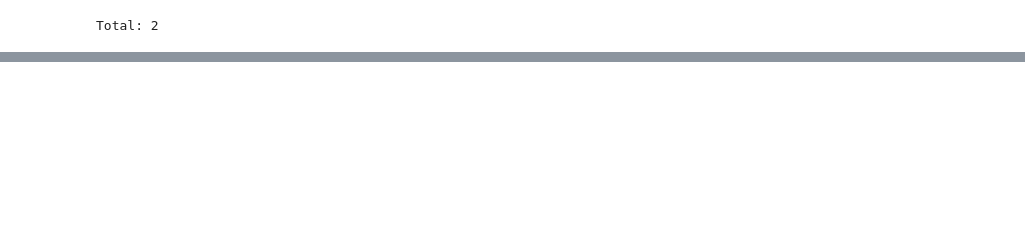
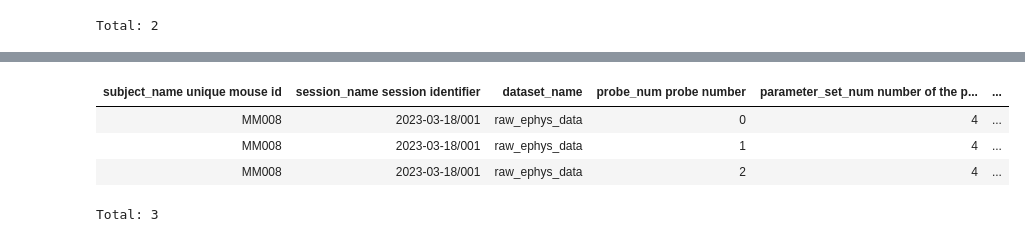
Before and after one commit to spkware/chronic_recording_manuscript, a Jupyter notebook: src/reimplant_table.ipynb, the cells around one changed output, grey strips where cells are left out. Cells and saved outputs as stored; diff of their text form; code cells hidden in the pictures; blank space fills up the shorter version.

```diff
--- a/src/reimplant_table.ipynb
+++ b/src/reimplant_table.ipynb
@@ -175,0 +180,9 @@ Total: 2
+# %%
+Session() * UnitMetrics() & 'subject_name = "MM008"' & f'session_datetime = "{s[0]}"'
+Session() * UnitCount() & 'subject_name = "MM008"' & f'session_datetime = "{s[0]}"'
+# %% [output]
+| subject_name unique mouse id | session_name session identifier | dataset_name | probe_num probe number | parameter_set_num number of the p... | ... |
+| MM008 | 2023-03-18/001 | raw_ephys_data | 0 | 4 | ... |
+| MM008 | 2023-03-18/001 | raw_ephys_data | 1 | 4 | ... |
+| MM008 | 2023-03-18/001 | raw_ephys_data | 2 | 4 | ... |
+Total: 3
```
Also changed, not shown: parts of 3 cells of this notebook.
